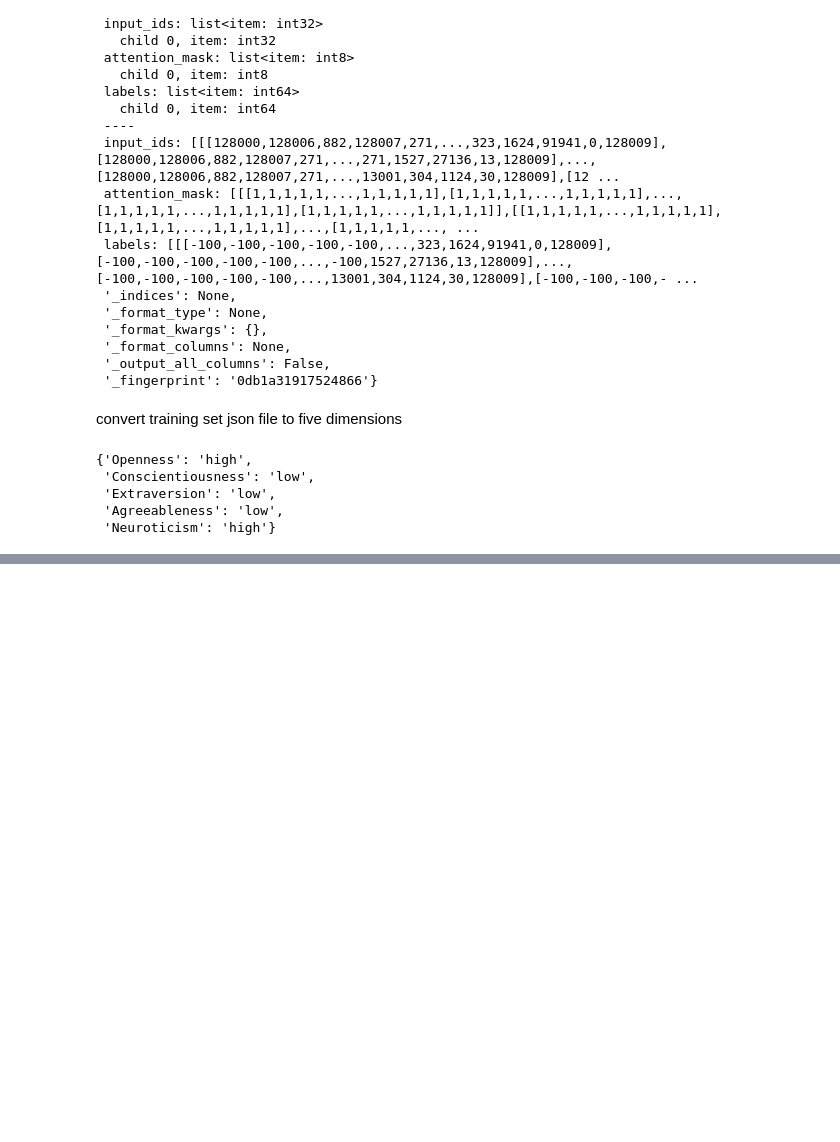
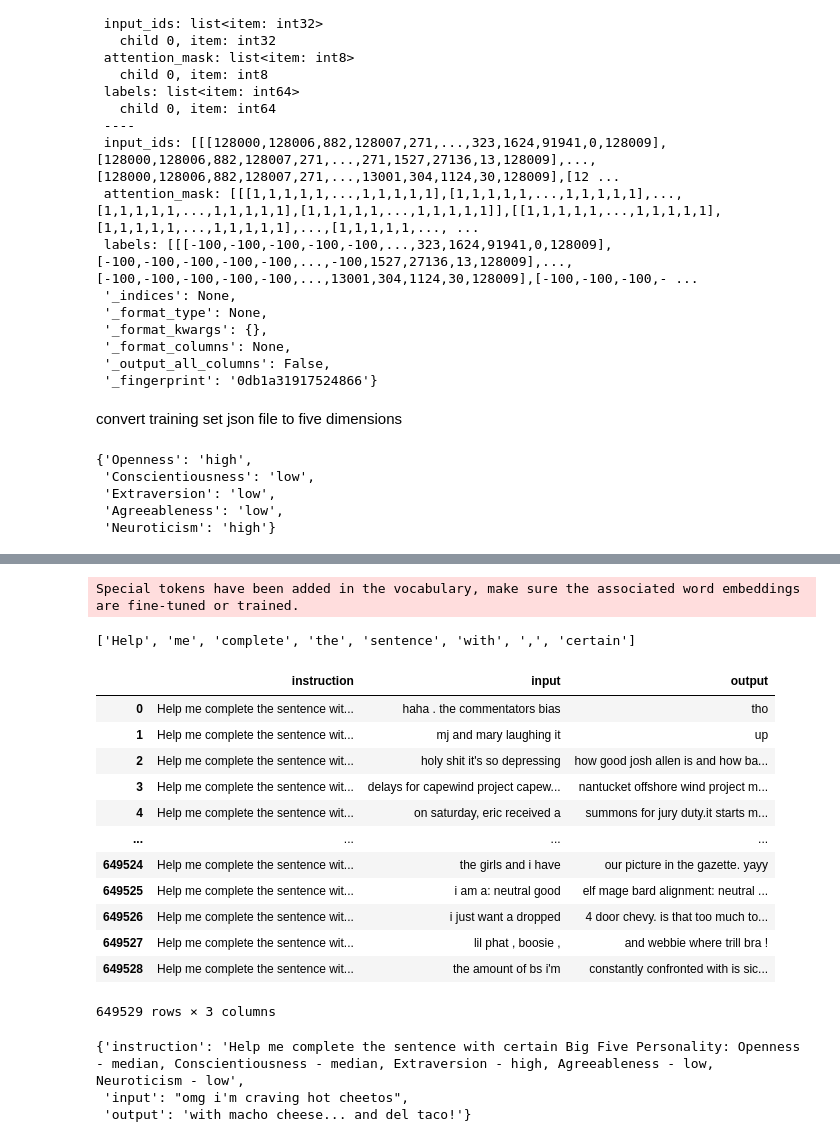
Before and after one commit to wenkai-li/llm_personality, a Jupyter notebook: llm_bigfive/generator/load_dataset.ipynb, the cells around one changed output, grey strips where cells are left out. Saved outputs shown, nothing was run; the diff lists cells and outputs as text; code cells hidden in the pictures; blank space fills up the shorter version.

```diff
--- a/llm_bigfive/generator/load_dataset.ipynb
+++ b/llm_bigfive/generator/load_dataset.ipynb
@@ -63,0 +168,42 @@ out_f.flush()
+# %%
+df['whole'] = df['input'] + " " + df['output']
+# %%
+from transformers import AutoTokenizer
+tokenizer = AutoTokenizer.from_pretrained(
+    "meta-llama/Meta-Llama-3-8B-Instruct",
+    cache_dir="/data/user_data/jiaruil5/.cache/"
+)
+# %% [output]
+Special tokens have been added in the vocabulary, make sure the associated word embeddings are fine-tuned or trained.
+# %%
+df['whole_tokenized'] = df['whole'].apply(lambda x: tokenizer.tokenize(x))
+# %%
+from nltk import word_tokenize
+word_tokenize("Help me complete the sentence with, certain")
+# %% [output]
+['Help', 'me', 'complete', 'the', 'sentence', 'with', ',', 'certain']
+# %%
+df.drop_duplicates(subset='input', inplace=True)
+# %%
+df.sample(frac=1).reset_index(drop=True)
+# %% [output]
+|  | instruction | input | output |
+| 0 | Help me complete the sentence wit... | haha . the commentators bias | tho |
+| 1 | Help me complete the sentence wit... | mj and mary laughing it | up |
+| 2 | Help me complete the sentence wit... | holy shit it's so depressing | how good josh allen is and how ba... |
+| 3 | Help me complete the sentence wit... | delays for capewind project capew... | nantucket offshore wind project m... |
+| 4 | Help me complete the sentence wit... | on saturday, eric received a | summons for jury duty.it starts m... |
+| ... | ... | ... | ... |
+| 649524 | Help me complete the sentence wit... | the girls and i have | our picture in the gazette. yayy |
+| 649525 | Help me complete the sentence wit... | i am a: neutral good | elf mage bard alignment: neutral ... |
+| 649526 | Help me complete the sentence wit... | i just want a dropped | 4 door chevy. is that too much to... |
+| 649527 | Help me complete the sentence wit... | lil phat , boosie , | and webbie where trill bra ! |
+| 649528 | Help me complete the sentence wit... | the amount of bs i'm | constantly confronted with is sic... |
+649529 rows × 3 columns
+# %%
+json_lst = df.to_dict(orient='records')
+json_lst[0]
+# %% [output]
+{'instruction': 'Help me complete the sentence with certain Big Five Personality: Openness - median, Conscientiousness - median, Extraversion - high, Agreeableness - low, Neuroticism - low',
+ 'input': "omg i'm craving hot cheetos",
+ 'output': 'with macho cheese... and del taco!'}
```
Also changed, not shown: parts of 12 cells of this notebook, 4 other files.
